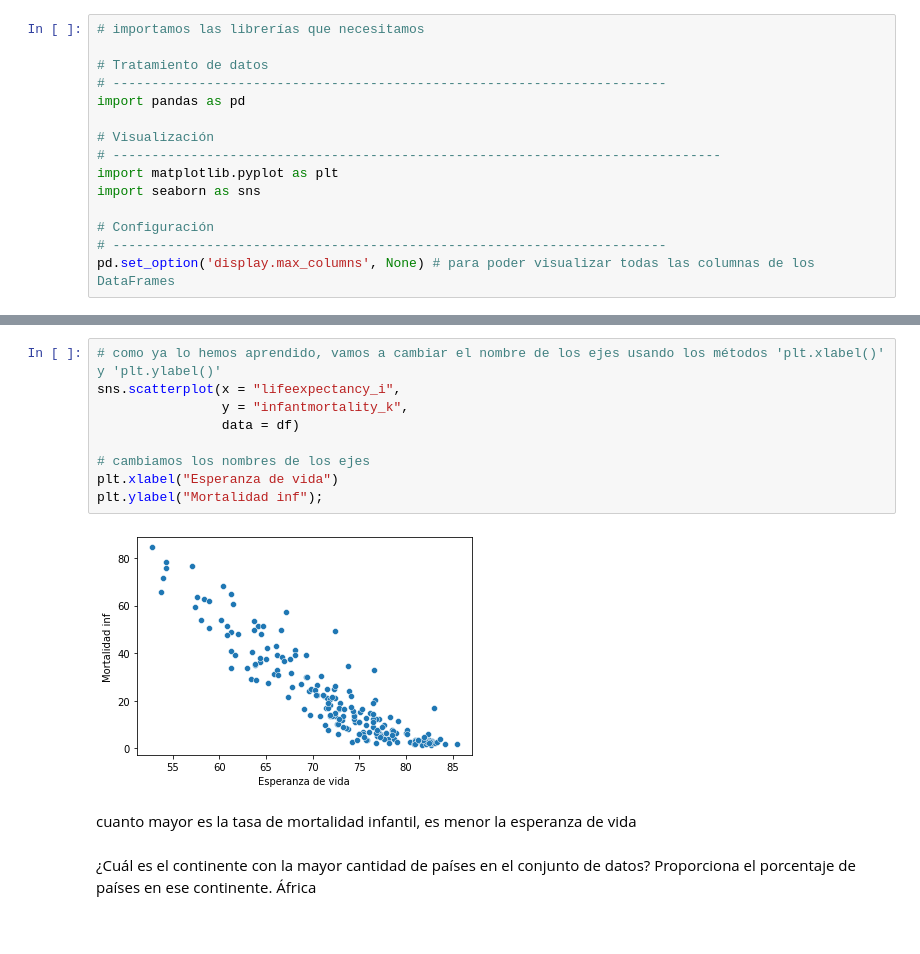
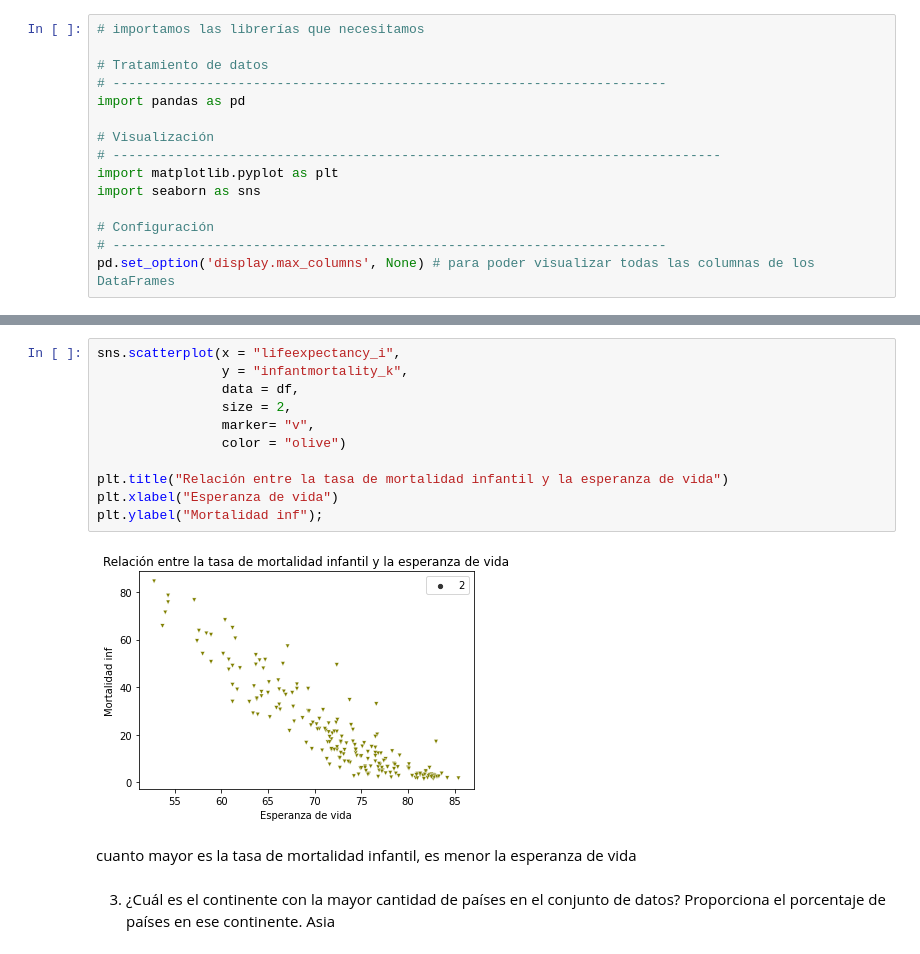
Before and after one commit to Adalab/Promo-F-da-modulo3-sprint2-pairprogramming_YohanaMiriam, a Jupyter notebook: pair7.ipynb, the cells around one changed output, grey strips where cells are left out. Saved outputs shown, nothing was run; the diff lists cells and outputs as text.

```diff
--- a/pair7.ipynb
+++ b/pair7.ipynb
@@ -69,16 +43,18 @@ plt.ylabel("Frecuencia");
-# %%
-# como ya lo hemos aprendido, vamos a cambiar el nombre de los ejes usando los métodos 'plt.xlabel()'  y 'plt.ylabel()'
-sns.scatterplot(x = "lifeexpectancy_i",
-                y = "infantmortality_k",
-                data = df)
-
-# cambiamos los nombres de los ejes
-plt.xlabel("Esperanza de vida")
-plt.ylabel("Mortalidad inf");
-# %% [output]
-[figure, removed]
+# %%
+sns.scatterplot(x = "lifeexpectancy_i",
+                y = "infantmortality_k",
+                data = df,
+                size = 2,
+                marker= "v",
+                color = "olive")
+
+plt.title("Relación entre la tasa de mortalidad infantil y la esperanza de vida")
+plt.xlabel("Esperanza de vida")
+plt.ylabel("Mortalidad inf");
+# %% [output]
+[figure, added]
 # %% [markdown]
 cuanto mayor es la tasa de mortalidad infantil, es menor la esperanza de vida
 # %% [markdown]
-¿Cuál es el continente con la mayor cantidad de países en el conjunto de datos? Proporciona el porcentaje de países en ese continente.
-África
+3. ¿Cuál es el continente con la mayor cantidad de países en el conjunto de datos? Proporciona el porcentaje de países en ese continente.
+Asia
```
Also changed, not shown: parts of 22 cells of this notebook, 1 other file.
